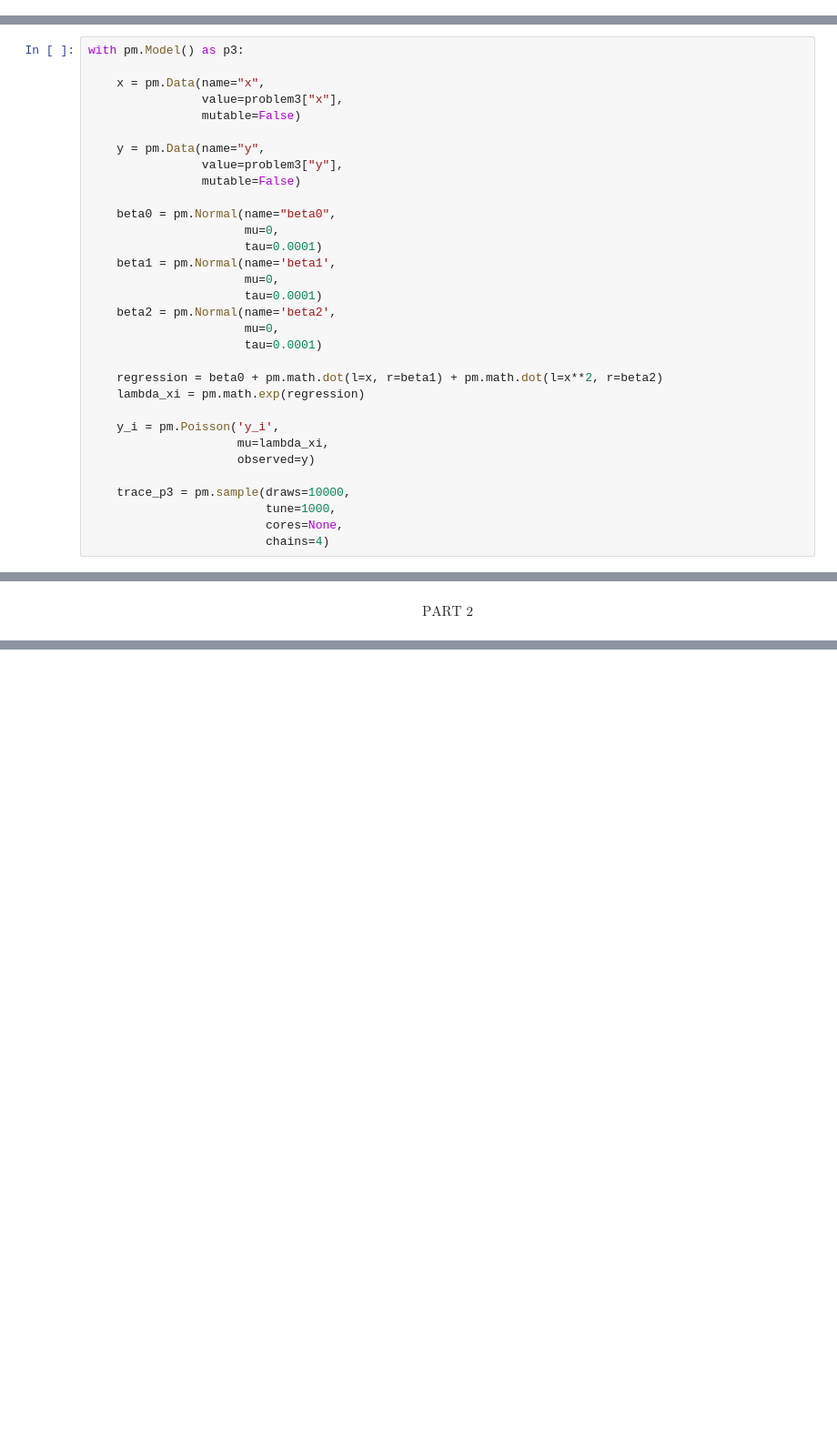
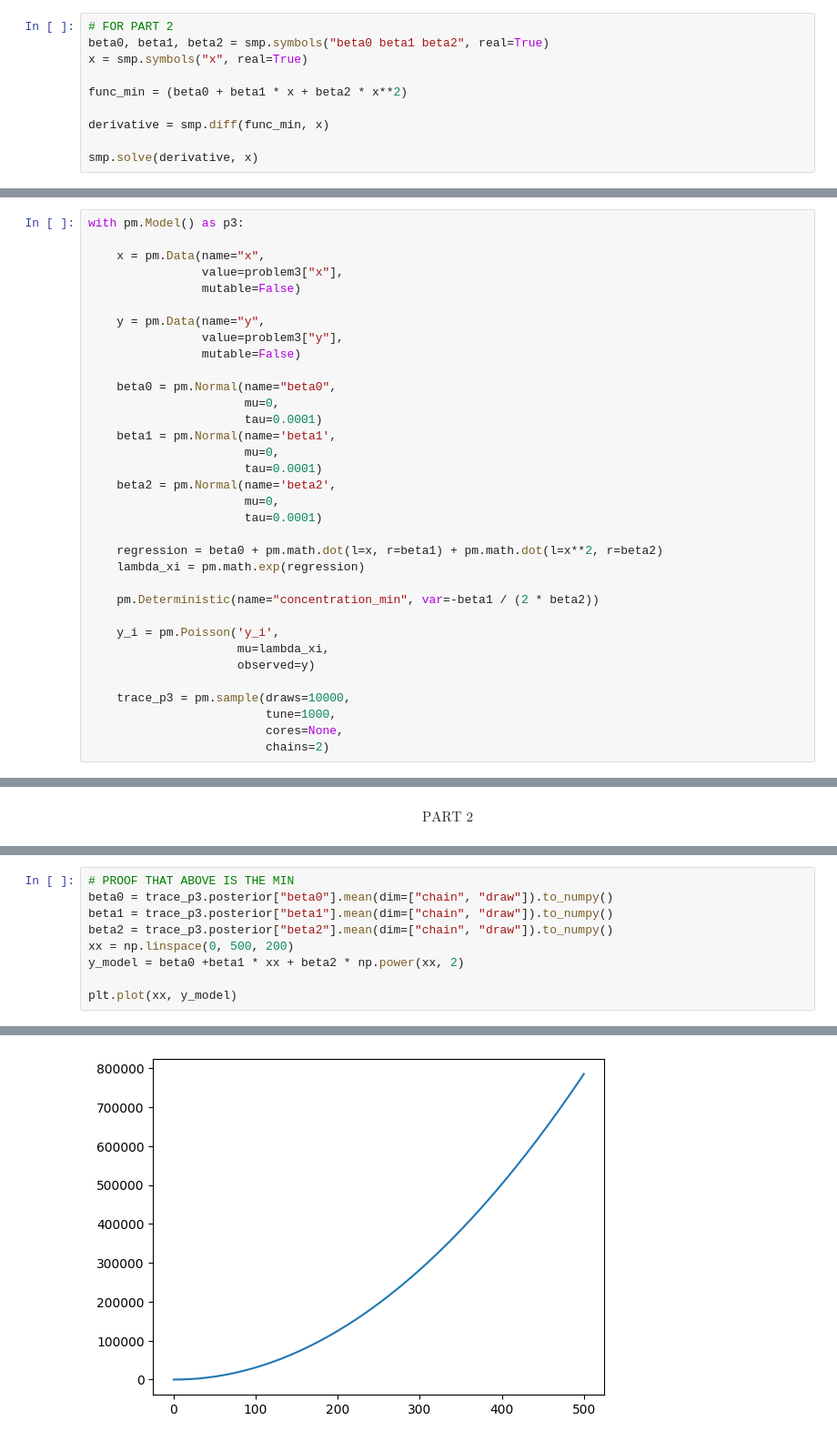
Before and after one commit to GATechMSCS/fall2023, a Jupyter notebook: isye6420_bayesian_statistics/lectures/final/real/submission/final_Code_ScottSchmidl.ipynb, the cells around one changed output, grey strips where cells are left out. Shown at 91% size. Drawn from its saved outputs; the diff is of its cells as text; blank space fills up the shorter version.

```diff
--- a/isye6420_bayesian_statistics/lectures/final/real/submission/final_Code_ScottSchmidl.ipynb
+++ b/isye6420_bayesian_statistics/lectures/final/real/submission/final_Code_ScottSchmidl.ipynb
@@ -182,3 +366,13 @@ problem3.head()
 | 2 | 0.285 | 3 |
 | 3 | 0.326 | 3 |
 | 4 | 0.140 | 2 |
+# %%
+# FOR PART 2
+beta0, beta1, beta2 = smp.symbols("beta0 beta1 beta2", real=True)
+x = smp.symbols("x", real=True)
+
+func_min = (beta0 + beta1 * x + beta2 * x**2)
+
+derivative = smp.diff(func_min, x)
+
+smp.solve(derivative, x)
@@ -206,6 +402,8 @@ with pm.Model() as p3:
     regression = beta0 + pm.math.dot(l=x, r=beta1) + pm.math.dot(l=x**2, r=beta2)
     lambda_xi = pm.math.exp(regression)
 
+    pm.Deterministic(name="concentration_min", var=-beta1 / (2 * beta2))
+
     y_i = pm.Poisson('y_i',
                      mu=lambda_xi,
                      observed=y)
@@ -213,4 +411,4 @@ with pm.Model() as p3:
     trace_p3 = pm.sample(draws=10000,
                          tune=1000,
                          cores=None,
-                         chains=4)
+                         chains=2)
@@ -233,0 +438,10 @@ $$
+# %%
+# PROOF THAT ABOVE IS THE MIN
+beta0 = trace_p3.posterior["beta0"].mean(dim=["chain", "draw"]).to_numpy()
+beta1 = trace_p3.posterior["beta1"].mean(dim=["chain", "draw"]).to_numpy()
+beta2 = trace_p3.posterior["beta2"].mean(dim=["chain", "draw"]).to_numpy()
+xx = np.linspace(0, 500, 200)
+y_model = beta0 +beta1 * xx + beta2 * np.power(xx, 2)
+
+plt.plot(xx, y_model)
+# %% [output]
@@ -233,0 +449 @@ $$
+[figure, added]
```
Also changed, not shown: parts of 31 cells of this notebook.
